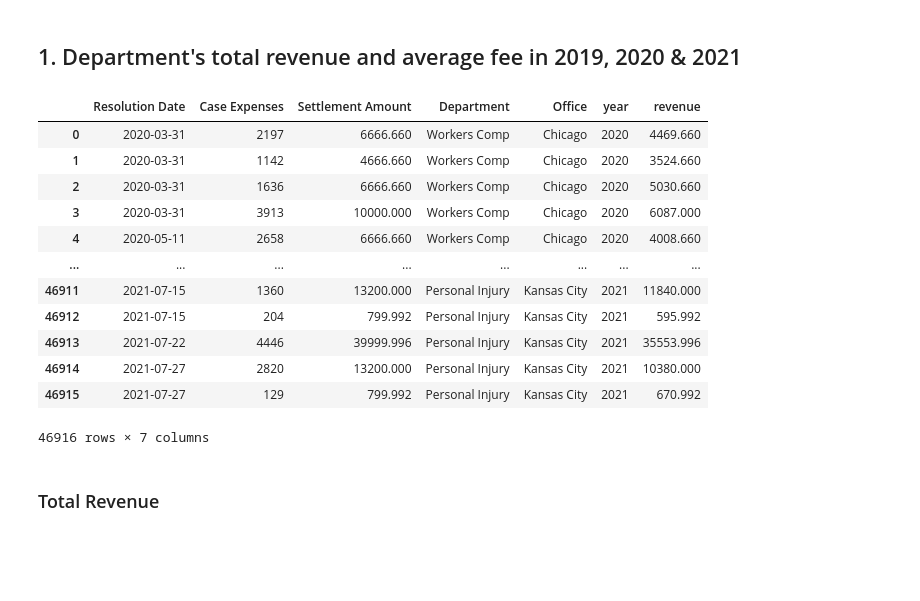
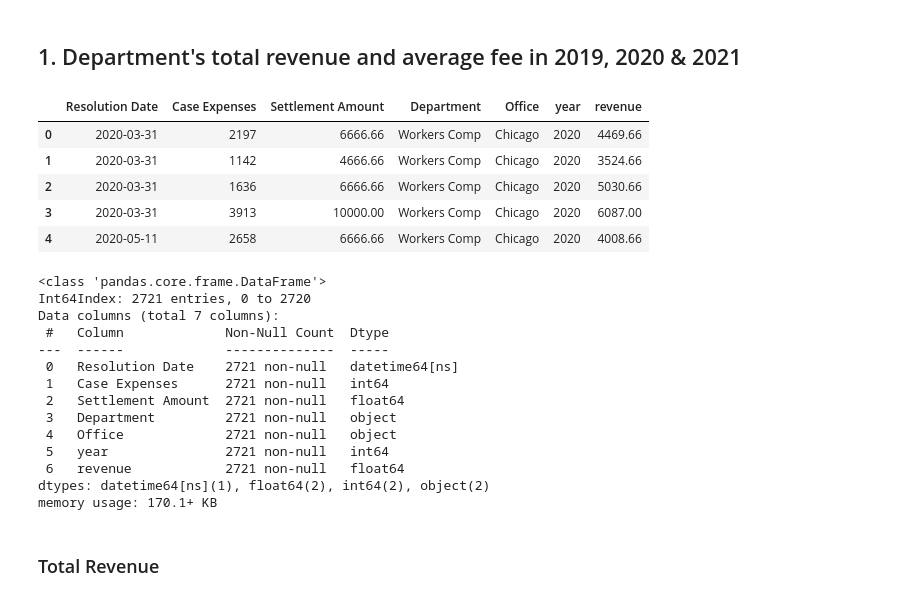
Before and after one commit to carlosiruiz/mnm-data_analyst, a Jupyter notebook: Lawfirm_Analysis.ipynb, the cells around one changed output. Drawn from its saved outputs; the diff is of its cells as text; code cells hidden in the pictures; blank space fills up the shorter version.

```diff
--- a/Lawfirm_Analysis.ipynb
+++ b/Lawfirm_Analysis.ipynb
@@ -31,22 +31,32 @@ emp.head()
 # %%
 growth=pd.merge(emp,settle,left_on='Employee ID',right_on='Handling Attorney: Employee ID')[['Resolution Date','Case Expenses','Settlement Amount','Department','Office']]
 growth['year']=pd. DatetimeIndex(pd.to_datetime(growth['Resolution Date'],format='%Y%m%d')).year
 growth['revenue']=growth['Settlement Amount']-growth['Case Expenses']
-growth
+growth.head()
 # %% [output]
 |  | Resolution Date | Case Expenses | Settlement Amount | Department | Office | year | revenue |
-| 0 | 2020-03-31 | 2197 | 6666.660 | Workers Comp | Chicago | 2020 | 4469.660 |
-| 1 | 2020-03-31 | 1142 | 4666.660 | Workers Comp | Chicago | 2020 | 3524.660 |
-| 2 | 2020-03-31 | 1636 | 6666.660 | Workers Comp | Chicago | 2020 | 5030.660 |
-| 3 | 2020-03-31 | 3913 | 10000.000 | Workers Comp | Chicago | 2020 | 6087.000 |
-| 4 | 2020-05-11 | 2658 | 6666.660 | Workers Comp | Chicago | 2020 | 4008.660 |
-| ... | ... | ... | ... | ... | ... | ... | ... |
-| 46911 | 2021-07-15 | 1360 | 13200.000 | Personal Injury | Kansas City | 2021 | 11840.000 |
-| 46912 | 2021-07-15 | 204 | 799.992 | Personal Injury | Kansas City | 2021 | 595.992 |
-| 46913 | 2021-07-22 | 4446 | 39999.996 | Personal Injury | Kansas City | 2021 | 35553.996 |
-| 46914 | 2021-07-27 | 2820 | 13200.000 | Personal Injury | Kansas City | 2021 | 10380.000 |
-| 46915 | 2021-07-27 | 129 | 799.992 | Personal Injury | Kansas City | 2021 | 670.992 |
+| 0 | 2020-03-31 | 2197 | 6666.66 | Workers Comp | Chicago | 2020 | 4469.66 |
+| 1 | 2020-03-31 | 1142 | 4666.66 | Workers Comp | Chicago | 2020 | 3524.66 |
+| 2 | 2020-03-31 | 1636 | 6666.66 | Workers Comp | Chicago | 2020 | 5030.66 |
+| 3 | 2020-03-31 | 3913 | 10000.00 | Workers Comp | Chicago | 2020 | 6087.00 |
+| 4 | 2020-05-11 | 2658 | 6666.66 | Workers Comp | Chicago | 2020 | 4008.66 |
-46916 rows × 7 columns
+# %%
+growth[growth.Department == 'Workers Comp'].info()
+# %% [output]
+<class 'pandas.core.frame.DataFrame'>
+Int64Index: 2721 entries, 0 to 2720
+Data columns (total 7 columns):
+ #   Column             Non-Null Count  Dtype
+---  ------             --------------  -----
+ 0   Resolution Date    2721 non-null   datetime64[ns]
+ 1   Case Expenses      2721 non-null   int64
+ 2   Settlement Amount  2721 non-null   float64
+ 3   Department         2721 non-null   object
+ 4   Office             2721 non-null   object
+ 5   year               2721 non-null   int64
+ 6   revenue            2721 non-null   float64
+dtypes: datetime64[ns](1), float64(2), int64(2), object(2)
+memory usage: 170.1+ KB
 # %% [markdown]
 ### Total Revenue
 # %%
```
Also changed, not shown: parts of 12 cells of this notebook.
